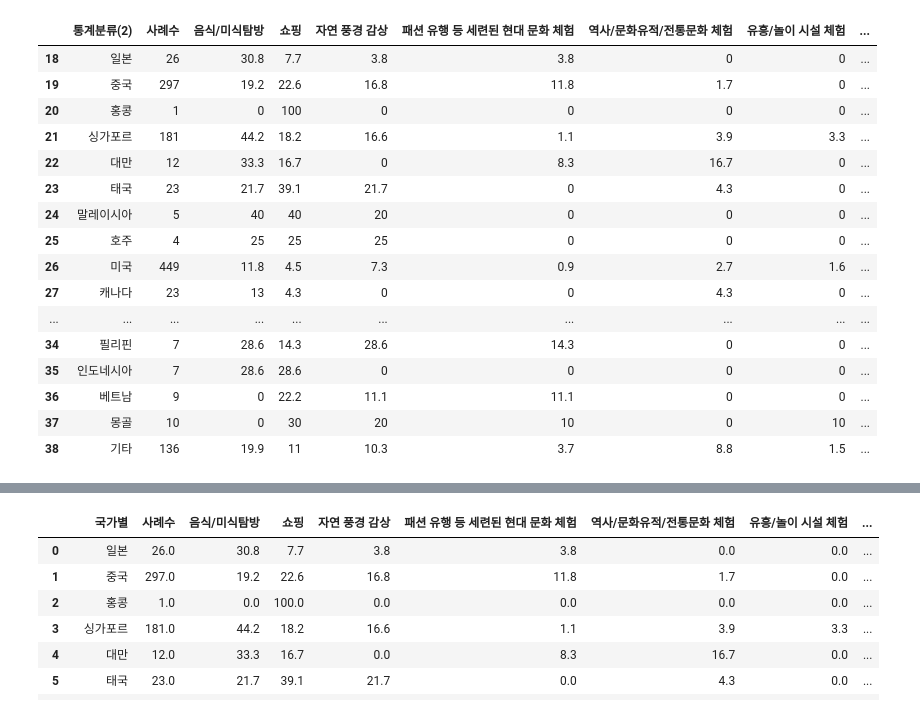
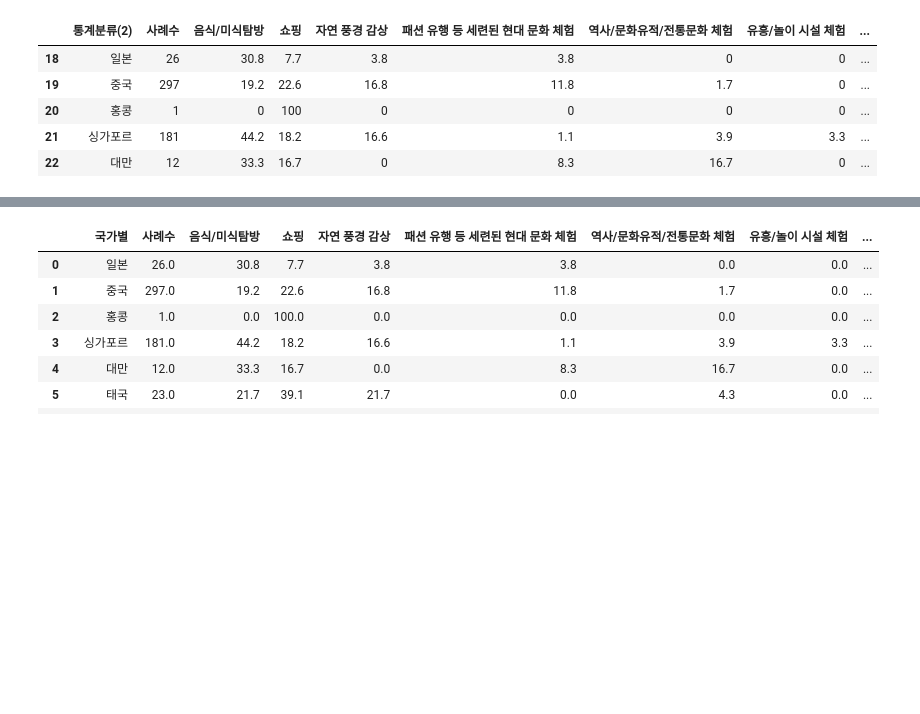
Before and after one commit to SDA2022/SDA-Project, a Jupyter notebook: 방한목적_분석.ipynb, the cells around one changed output, grey strips where cells are left out. Saved outputs shown, nothing was run; the diff lists cells and outputs as text; code cells hidden in the pictures; blank space fills up the shorter version.

```diff
--- a/방한목적_분석.ipynb
+++ b/방한목적_분석.ipynb
@@ -6,8 +6,8 @@ import matplotlib.pyplot as plt
 from matplotlib import pyplot
 from scipy import stats
 # %%
-df2 = pd.read_csv("한국_방문_선택_시_고려요인.csv", encoding='cp949')
-df2
+df2 = pd.read_csv("한국_방문_선택_시_고려요인.csv")
+df2.head()
 # %% [output]
 |  | 통계분류(1) | 통계분류(2) | 2021 | 2021.1 | 2021.2 | 2021.3 | 2021.4 | 2021.5 | 2021.6 | 2021.7 | 2021.8 | ... |
 | 0 | 통계분류(1) | 통계분류(2) | 사례수 | 음식/미식탐방 | 쇼핑 | 자연 풍경 감상 | 패션 유행 등 세련된 현대 문화 체험 | 역사/문화유적/전통문화 체험 | 유흥/놀이 시설 체험 | 치료 및 미용 서비스 체험 | 여행 가능한 여가시간 | ... |
@@ -53,23 +31,12 @@ df2
 # %%
 df2_country = df2.iloc[18:39:,[1,2,3,4,5,6,7,8,9,10,11,12,13,14,15]]
-df2_country
+df2_country.head()
 # %% [output]
 |  | 통계분류(2) | 사례수 | 음식/미식탐방 | 쇼핑 | 자연 풍경 감상 | 패션 유행 등 세련된 현대 문화 체험 | 역사/문화유적/전통문화 체험 | 유흥/놀이 시설 체험 | ... |
 | 18 | 일본 | 26 | 30.8 | 7.7 | 3.8 | 3.8 | 0 | 0 | ... |
 | 19 | 중국 | 297 | 19.2 | 22.6 | 16.8 | 11.8 | 1.7 | 0 | ... |
 | 20 | 홍콩 | 1 | 0 | 100 | 0 | 0 | 0 | 0 | ... |
 | 21 | 싱가포르 | 181 | 44.2 | 18.2 | 16.6 | 1.1 | 3.9 | 3.3 | ... |
 | 22 | 대만 | 12 | 33.3 | 16.7 | 0 | 8.3 | 16.7 | 0 | ... |
-| 23 | 태국 | 23 | 21.7 | 39.1 | 21.7 | 0 | 4.3 | 0 | ... |
-| 24 | 말레이시아 | 5 | 40 | 40 | 20 | 0 | 0 | 0 | ... |
-| 25 | 호주 | 4 | 25 | 25 | 25 | 0 | 0 | 0 | ... |
-| 26 | 미국 | 449 | 11.8 | 4.5 | 7.3 | 0.9 | 2.7 | 1.6 | ... |
-| 27 | 캐나다 | 23 | 13 | 4.3 | 0 | 0 | 4.3 | 0 | ... |
-| ... | ... | ... | ... | ... | ... | ... | ... | ... | ... |
-| 34 | 필리핀 | 7 | 28.6 | 14.3 | 28.6 | 14.3 | 0 | 0 | ... |
-| 35 | 인도네시아 | 7 | 28.6 | 28.6 | 0 | 0 | 0 | 0 | ... |
-| 36 | 베트남 | 9 | 0 | 22.2 | 11.1 | 11.1 | 0 | 0 | ... |
-| 37 | 몽골 | 10 | 0 | 30 | 20 | 10 | 0 | 10 | ... |
-| 38 | 기타 | 136 | 19.9 | 11 | 10.3 | 3.7 | 8.8 | 1.5 | ... |
 # %%
 df2_country.rename(columns = {"통계분류(2)":"국가별"}, inplace=True)
```
Also changed, not shown: parts of 30 cells of this notebook.
